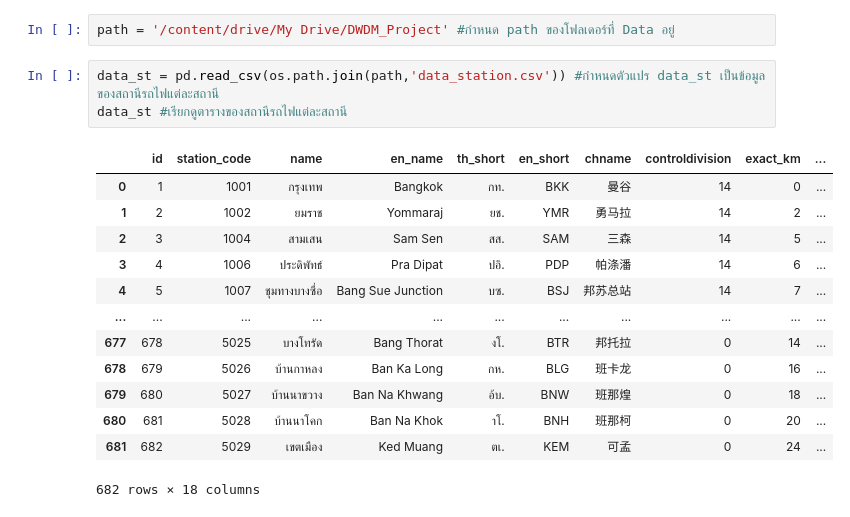
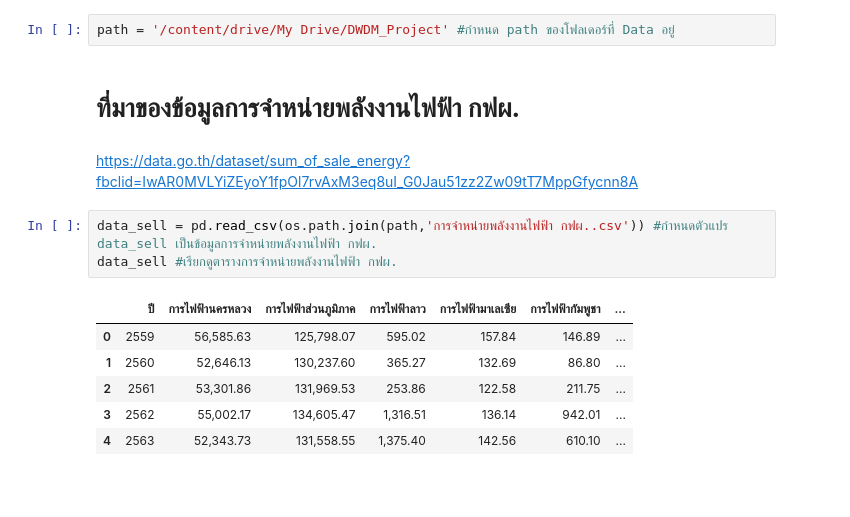
Before and after one commit to Jaomiew/DWDM21, a Jupyter notebook: Project.ipynb, the cells around one changed output. Cells and saved outputs as stored; diff of their text form; blank space fills up the shorter version.

```diff
--- a/Project.ipynb
+++ b/Project.ipynb
@@ -11,19 +11,17 @@ Mounted at /content/drive
 # %%
 path = '/content/drive/My Drive/DWDM_Project' #กำหนด path ของโฟลเดอร์ที่ Data อยู่
+# %% [markdown]
+
+# **ที่มาของข้อมูลการจำหน่ายพลังงานไฟฟ้า กฟผ.**
+# %% [markdown]
+https://data.go.th/dataset/sum_of_sale_energy?fbclid=IwAR0MVLYiZEyoY1fpOl7rvAxM3eq8uI_G0Jau51zz2Zw09tT7MppGfycnn8A
 # %%
-data_st = pd.read_csv(os.path.join(path,'data_station.csv')) #กำหนดตัวแปร data_st เป็นข้อมูลของสถานีรถไฟแต่ละสถานี
-data_st #เรียกดูตารางของสถานีรถไฟแต่ละสถานี
+data_sell = pd.read_csv(os.path.join(path,'การจำหน่ายพลังงานไฟฟ้า กฟผ..csv')) #กำหนดตัวแปร data_sell เป็นข้อมูลการจำหน่ายพลังงานไฟฟ้า กฟผ.
+data_sell #เรียกดูตารางการจำหน่ายพลังงานไฟฟ้า กฟผ.
 # %% [output]
-|  | id | station_code | name | en_name | th_short | en_short | chname | controldivision | exact_km | ... |
-| 0 | 1 | 1001 | กรุงเทพ | Bangkok | กท. | BKK | 曼谷 | 14 | 0 | ... |
-| 1 | 2 | 1002 | ยมราช | Yommaraj | ยช. | YMR | 勇马拉 | 14 | 2 | ... |
-| 2 | 3 | 1004 | สามเสน | Sam Sen | สส. | SAM | 三森 | 14 | 5 | ... |
-| 3 | 4 | 1006 | ประดิพัทธ์ | Pra Dipat | ปอิ. | PDP | 帕涤潘 | 14 | 6 | ... |
-| 4 | 5 | 1007 | ชุมทางบางซื่อ | Bang Sue Junction | บซ. | BSJ | 邦苏总站 | 14 | 7 | ... |
-| ... | ... | ... | ... | ... | ... | ... | ... | ... | ... | ... |
-| 677 | 678 | 5025 | บางโทรัด | Bang Thorat | งโ. | BTR | 邦托拉 | 0 | 14 | ... |
-| 678 | 679 | 5026 | บ้านกาหลง | Ban Ka Long | กห. | BLG | 班卡龙 | 0 | 16 | ... |
-| 679 | 680 | 5027 | บ้านนาขวาง | Ban Na Khwang | อ้บ. | BNW | 班那煌 | 0 | 18 | ... |
-| 680 | 681 | 5028 | บ้านนาโคก | Ban Na Khok | าโ. | BNH | 班那柯 | 0 | 20 | ... |
-| 681 | 682 | 5029 | เขตเมือง | Ked Muang | ตเ. | KEM | 可孟 | 0 | 24 | ... |
+|  | ปี | การไฟฟ้านครหลวง | การไฟฟ้าส่วนภูมิภาค | การไฟฟ้าลาว | การไฟฟ้ามาเลเซีย | การไฟฟ้ากัมพูชา | ... |
+| 0 | 2559 | 56,585.63 | 125,798.07 | 595.02 | 157.84 | 146.89 | ... |
+| 1 | 2560 | 52,646.13 | 130,237.60 | 365.27 | 132.69 | 86.80 | ... |
+| 2 | 2561 | 53,301.86 | 131,969.53 | 253.86 | 122.58 | 211.75 | ... |
+| 3 | 2562 | 55,002.17 | 134,605.47 | 1,316.51 | 136.14 | 942.01 | ... |
+| 4 | 2563 | 52,343.73 | 131,558.55 | 1,375.40 | 142.56 | 610.10 | ... |
-682 rows × 18 columns
```
Also changed, not shown: parts of 24 cells of this notebook.
